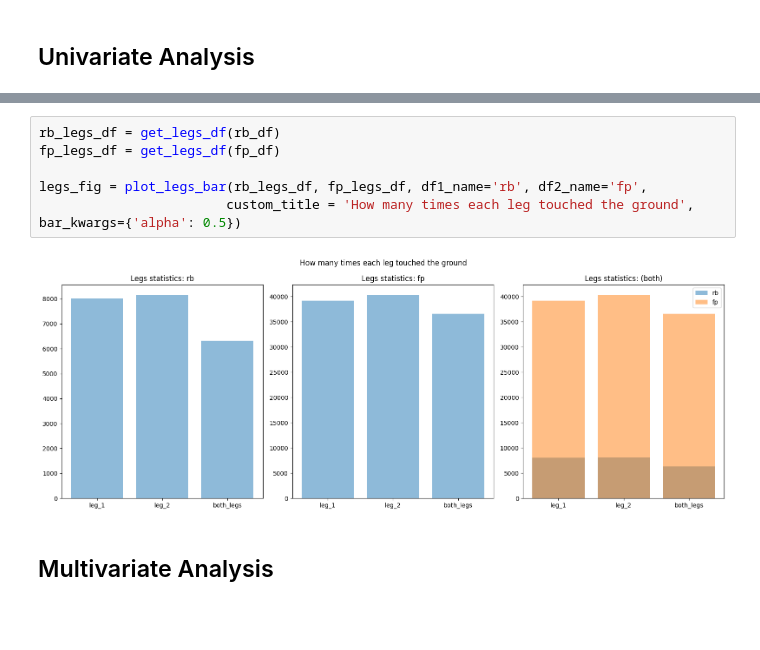
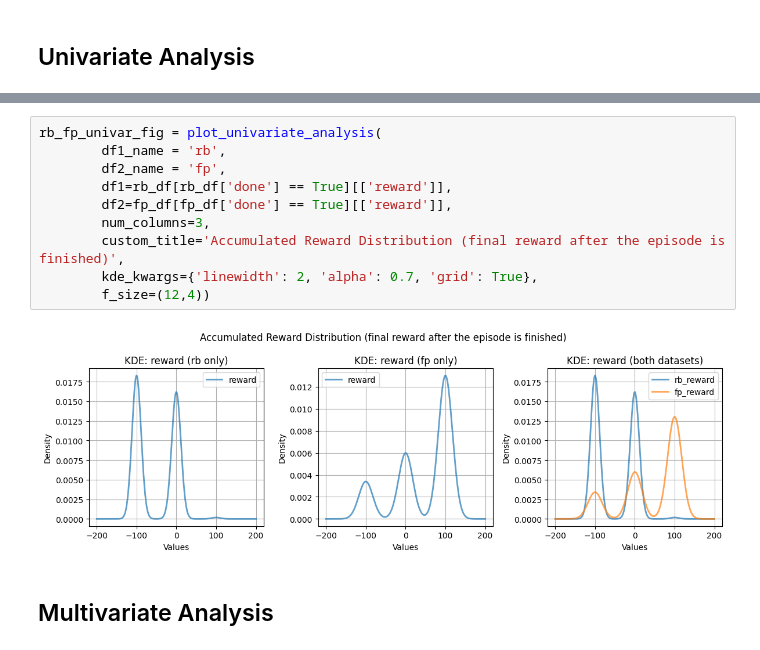
Before and after one commit to andonov16/Offline_RL_PW, a Jupyter notebook: notebooks/data_exploration.ipynb, the cells around one changed output, grey strips where cells are left out. Saved outputs shown, nothing was run; the diff lists cells and outputs as text; blank space fills up the shorter version.

```diff
--- a/notebooks/data_exploration.ipynb
+++ b/notebooks/data_exploration.ipynb
@@ -195,11 +181,15 @@ rb_fp_univar_fig = plot_univariate_analysis(
-# %%
-rb_legs_df = get_legs_df(rb_df)
-fp_legs_df = get_legs_df(fp_df)
-
-legs_fig = plot_legs_bar(rb_legs_df, fp_legs_df, df1_name='rb', df2_name='fp',
-                        custom_title = 'How many times each leg touched the ground', bar_kwargs={'alpha': 0.5})
-# %% [output]
-[figure, removed]
+# %%
+rb_fp_univar_fig = plot_univariate_analysis(
+        df1_name = 'rb',
+        df2_name = 'fp',
+        df1=rb_df[rb_df['done'] == True][['reward']],
+        df2=fp_df[fp_df['done'] == True][['reward']],
+        num_columns=3,
+        custom_title='Accumulated Reward Distribution (final reward after the episode is finished)',
+        kde_kwargs={'linewidth': 2, 'alpha': 0.7, 'grid': True},
+        f_size=(12,4))
+# %% [output]
+[figure, added]
 # %% [markdown]
 <h2> Multivariate Analysis </h2>
 # %% [markdown]
```
Also changed, not shown: parts of 5 cells of this notebook, 14 other files.
